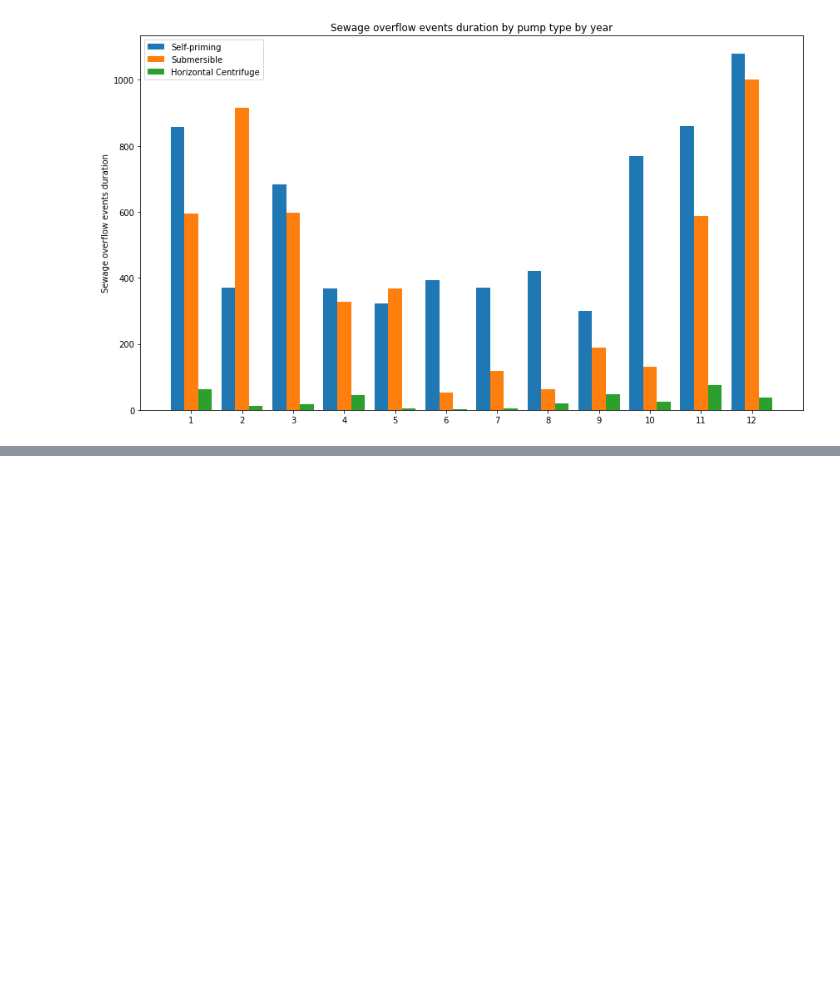
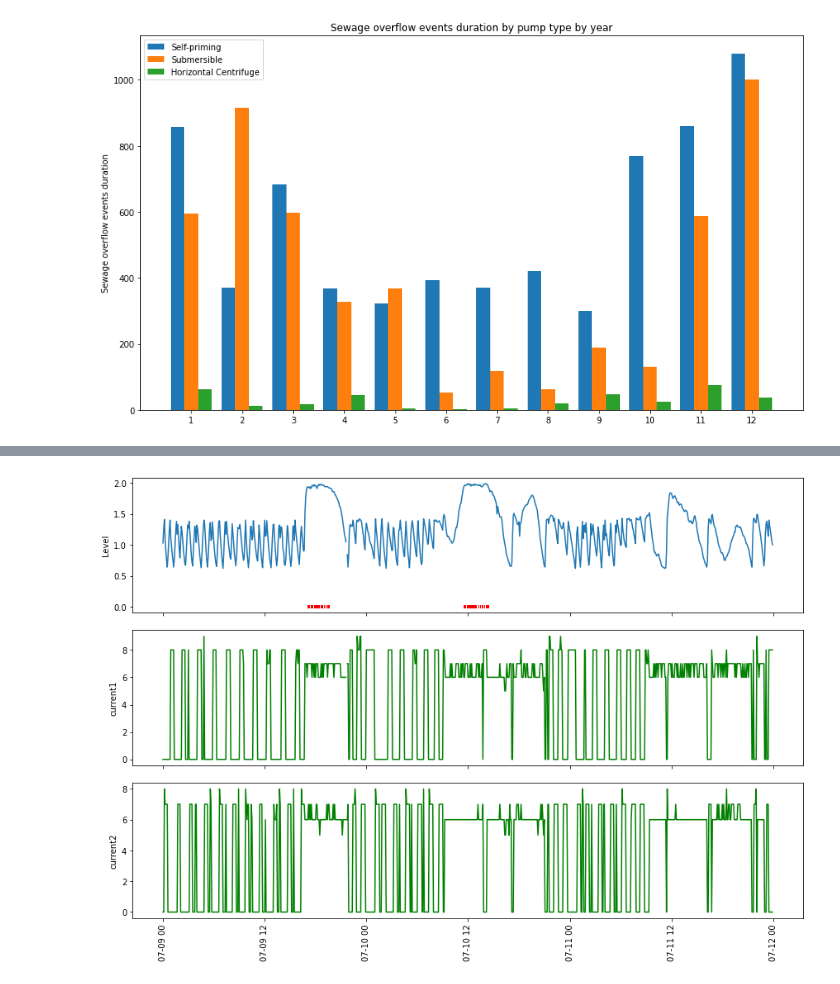
Before and after one commit to heber-augusto/master-degree-jupyter-notebooks, a Jupyter notebook: step_3-data-analysis/step_3-data-analysis-and-exploration.ipynb, the cells around one changed output, grey strips where cells are left out. Saved outputs shown, nothing was run; the diff lists cells and outputs as text; code cells hidden in the pictures; blank space fills up the shorter version.

```diff
--- a/step_3-data-analysis/step_3-data-analysis-and-exploration.ipynb
+++ b/step_3-data-analysis/step_3-data-analysis-and-exploration.ipynb
@@ -1080,0 +637,10 @@ dados
+# %%
+start_datetime  = datetime.datetime(2016,7,9,0,0,0)
+end_datetime    = datetime.datetime(2016,7,11,23,59,59)
+plot_instument_dat_with_overflow(lift_station_index,
+                                 alarms,
+                                 instrument_data,
+                                 start_datetime,
+                                 end_datetime)
+# %% [output]
+[figure, added]
```
Also changed, not shown: parts of 24 cells of this notebook.
